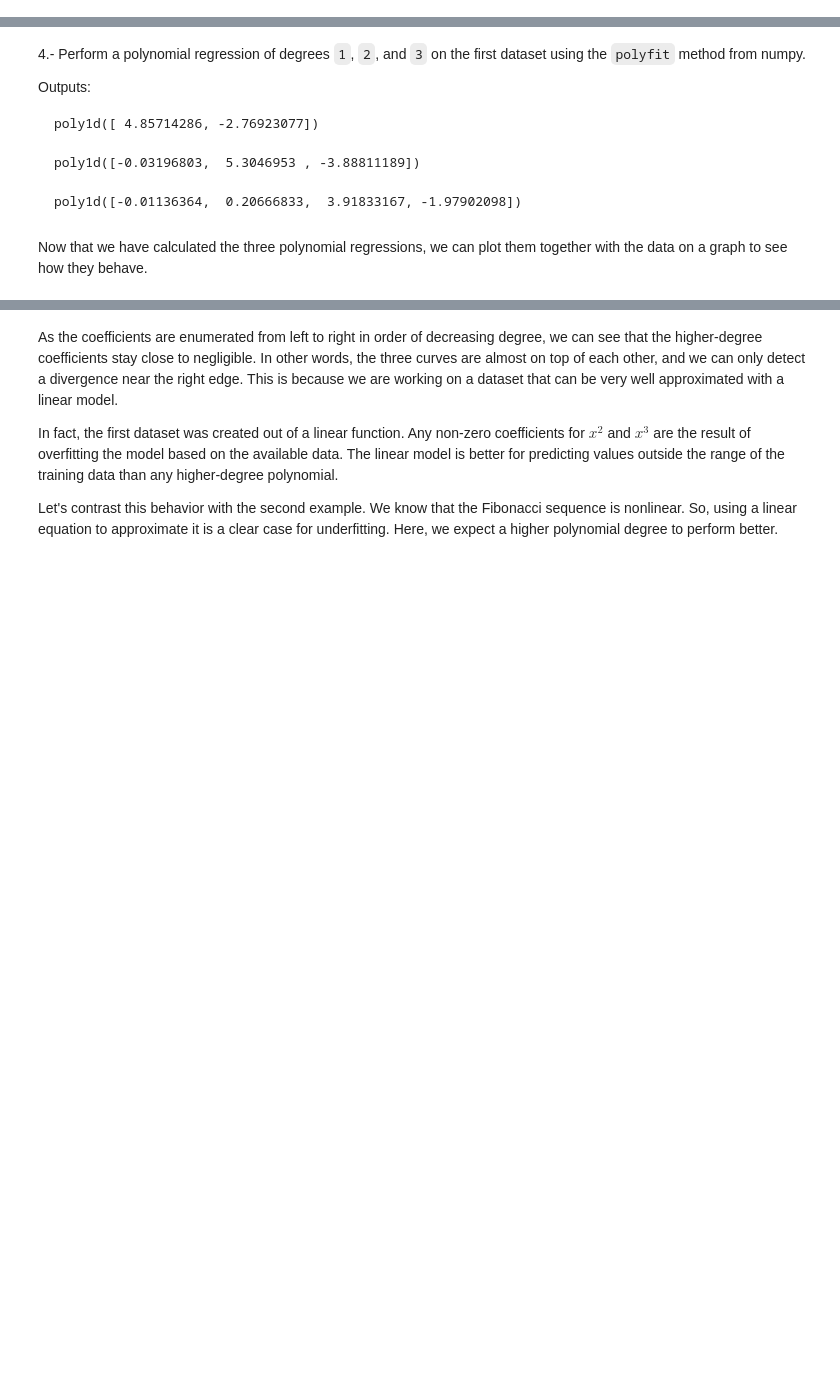
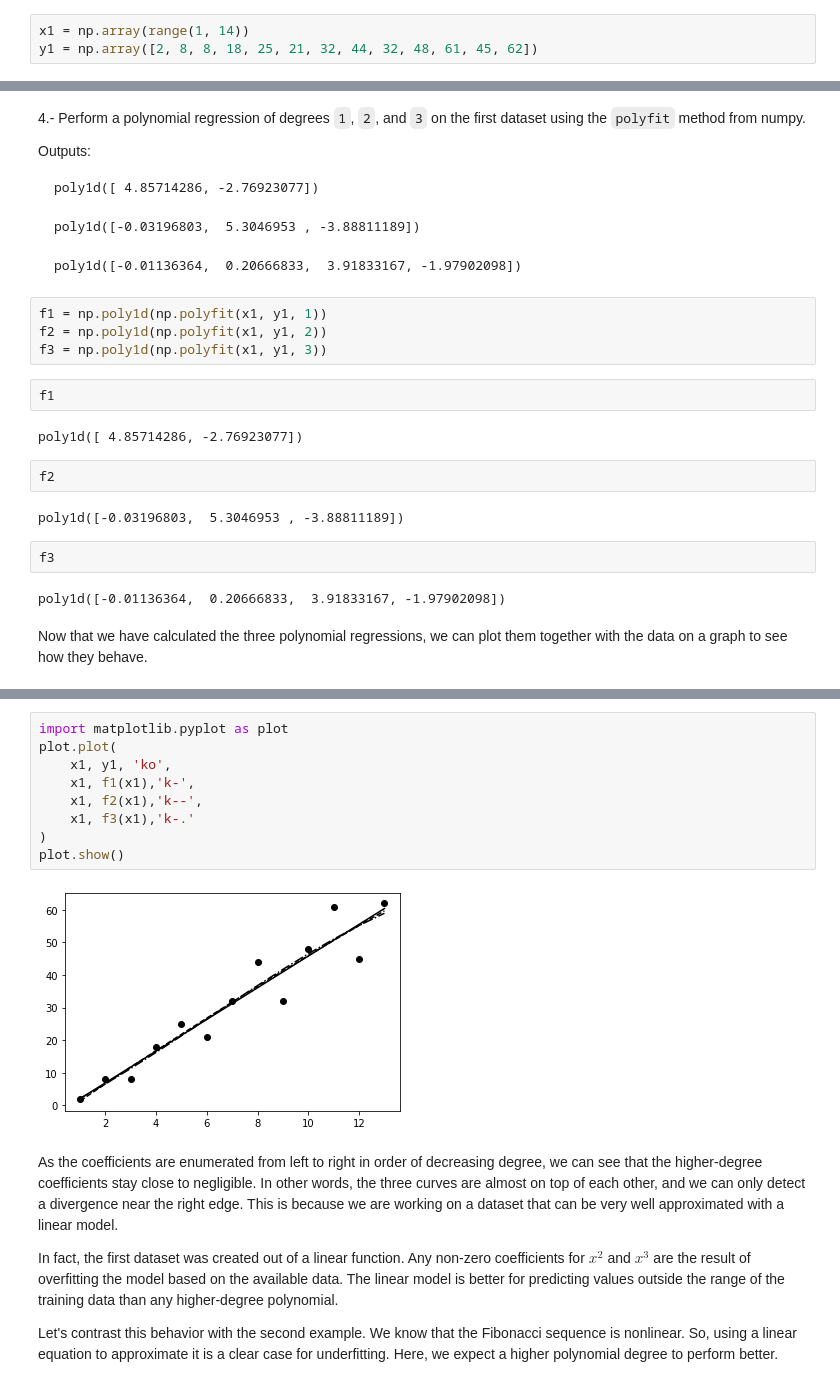
Before and after one commit to applied-data-mining-master/unidad-1-mision-7-seguidores-del-bicho, a Jupyter notebook: Exercise2_04.ipynb, the cells around one changed output, grey strips where cells are left out. Saved outputs shown, nothing was run; the diff lists cells and outputs as text; blank space fills up the shorter version.

````diff
--- a/Exercise2_04.ipynb
+++ b/Exercise2_04.ipynb
@@ -14,6 +17,9 @@ The following steps will help you to complete the exercise:
 x1 = [1, 2, 3, 4, 5, 6, 7, 8, 9, 10, 11, 12, 13]
 y1 = [2, 8, 8, 18, 25, 21, 32, 44, 32, 48, 61, 45, 62]
 ```
+# %%
+x1 = np.array(range(1, 14))
+y1 = np.array([2, 8, 8, 18, 25, 21, 32, 44, 32, 48, 61, 45, 62])
 # %% [markdown]
 3.- Define the second dataset
 
@@ -37,6 +46,22 @@ poly1d([-0.03196803,  5.3046953 , -3.88811189])
 ```
 poly1d([-0.01136364,  0.20666833,  3.91833167, -1.97902098])
 ```
+# %%
+f1 = np.poly1d(np.polyfit(x1, y1, 1))
+f2 = np.poly1d(np.polyfit(x1, y1, 2))
+f3 = np.poly1d(np.polyfit(x1, y1, 3))
+# %%
+f1
+# %% [output]
+poly1d([ 4.85714286, -2.76923077])
+# %%
+f2
+# %% [output]
+poly1d([-0.03196803,  5.3046953 , -3.88811189])
+# %%
+f3
+# %% [output]
+poly1d([-0.01136364,  0.20666833,  3.91833167, -1.97902098])
 # %% [markdown]
 Now that we have calculated the three polynomial regressions, we can plot them together with the data on a graph to see how they behave.
 # %% [markdown]
@@ -45,6 +70,17 @@ Now that we have calculated the three polynomial regressions, we can plot them t
 Output:
 
 ![Figure 2.24](img/fig2_24.jpg)
+# %%
+import matplotlib.pyplot as plot
+plot.plot(
+    x1, y1, 'ko',
+    x1, f1(x1),'k-',
+    x1, f2(x1),'k--',
+    x1, f3(x1),'k-.'
+)
+plot.show()
+# %% [output]
+[figure, added]
 # %% [markdown]
 As the coefficients are enumerated from left to right in order of decreasing degree, we can see that the higher-degree coefficients stay close to negligible. In other words, the three curves are almost on top of each other, and we can only detect a divergence near the right edge. This is because we are working on a dataset that can be very well approximated with a linear model.
 
````
Also changed, not shown: parts of 7 cells of this notebook, 1 other file.
